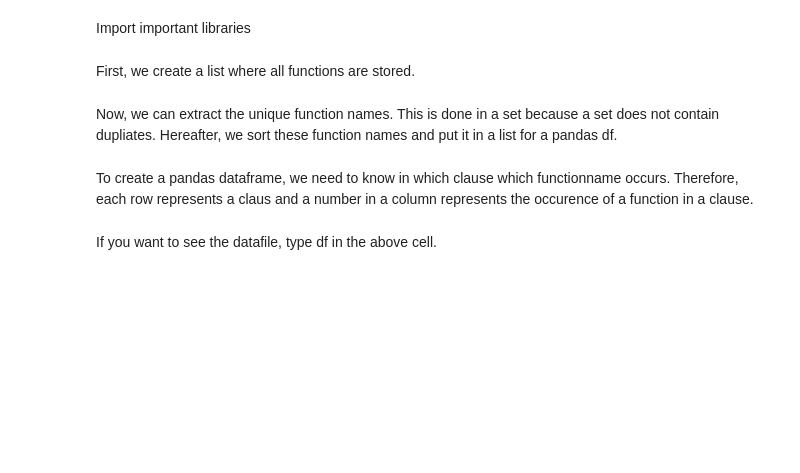
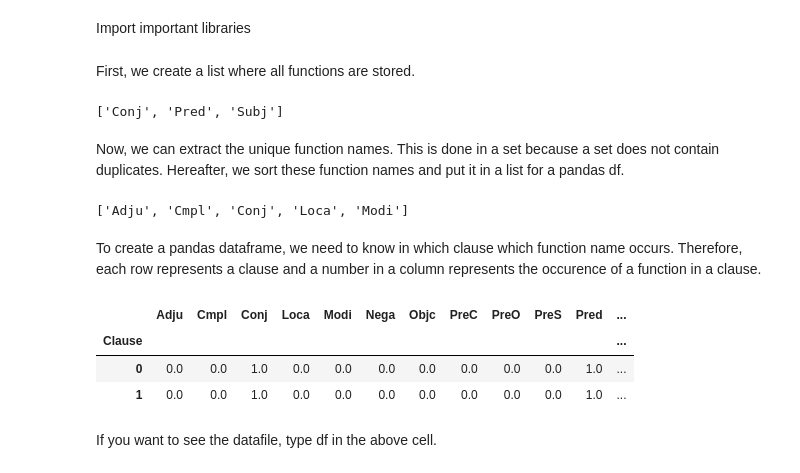
Before and after one commit to ETCBC/Probabilistic_Language_Change, a Jupyter notebook: Data analysis notebook.ipynb, the cells around one changed output. Saved outputs shown, nothing was run; the diff lists cells and outputs as text; code cells hidden in the pictures; blank space fills up the shorter version.

```diff
--- a/Data analysis notebook.ipynb
+++ b/Data analysis notebook.ipynb
@@ -11,13 +11,20 @@ from scipy import stats
 import operator
 # %% [markdown]
 First, we create a list where all functions are stored.
-# %%
-bookFunctions = []
-with open('phrase_functions_Genesis.txt') as inputfile:
-    for line in inputfile:
-        bookFunctions.append(line.strip().split(' '))
+# %%
+# use os.path since we're using MacOS and Widows and paths are written differently
+genesis_file = os.path.join('data/phrase_functions', 'phrase_functions_Genesis.txt')
+
+bookFunctions = []
+with open(genesis_file) as inputfile:
+    for line in inputfile:
+        bookFunctions.append(line.strip().split(' '))
+
+bookFunctions[0] # sample data
+# %% [output]
+['Conj', 'Pred', 'Subj']
 # %% [markdown]
-Now, we can extract the unique function names. This is done in a set because a set does not contain dupliates. Hereafter, we sort these function names and put it in a list for a pandas df.
+Now, we can extract the unique function names. This is done in a set because a set does not contain duplicates. Hereafter, we sort these function names and put it in a list for a pandas df.
 # %%
 setFunctions = set()
 for item in bookFunctions:
@@ -25,18 +32,29 @@ for item in bookFunctions:
         setFunctions.add(abstract)
 
 uniqueFunctions = sorted(list(setFunctions))
+
+uniqueFunctions[0:5] # sample
+# %% [output]
+['Adju', 'Cmpl', 'Conj', 'Loca', 'Modi']
 # %% [markdown]
-To create a pandas dataframe, we need to know in which clause which functionname occurs. Therefore, each row represents a claus and a number in a column represents the occurence of a function in a clause.
+To create a pandas dataframe, we need to know in which clause which function name occurs. Therefore, each row represents a clause and a number in a column represents the occurence of a function in a clause.
 # %%
 zeromatrix= np.zeros((len(bookFunctions), len(uniqueFunctions)))
 
-for row,item in enumerate(bookFunctions):
-    for functionName in item:
-        column = uniqueFunctions.index(functionName)
+for row, functions in enumerate(bookFunctions):
+    for functionName in functions:
+        column = uniqueFunctions.index(functionName) # clever
         zeromatrix[row][column]+=1
 
 df = pd.DataFrame(zeromatrix, columns = uniqueFunctions)
 df.index.name = "Clause"
+
+df.head(2) # sample
+# %% [output]
+|  | Adju | Cmpl | Conj | Loca | Modi | Nega | Objc | PreC | PreO | PreS | Pred | ... |
+| Clause |  |  |  |  |  |  |  |  |  |  |  | ... |
+| 0 | 0.0 | 0.0 | 1.0 | 0.0 | 0.0 | 0.0 | 0.0 | 0.0 | 0.0 | 0.0 | 1.0 | ... |
+| 1 | 0.0 | 0.0 | 1.0 | 0.0 | 0.0 | 0.0 | 0.0 | 0.0 | 0.0 | 0.0 | 1.0 | ... |
 # %% [markdown]
 If you want to see the datafile, type df in the above cell.
 # %% [markdown]
```
Also changed, not shown: parts of 12 cells of this notebook, 1 other file.
